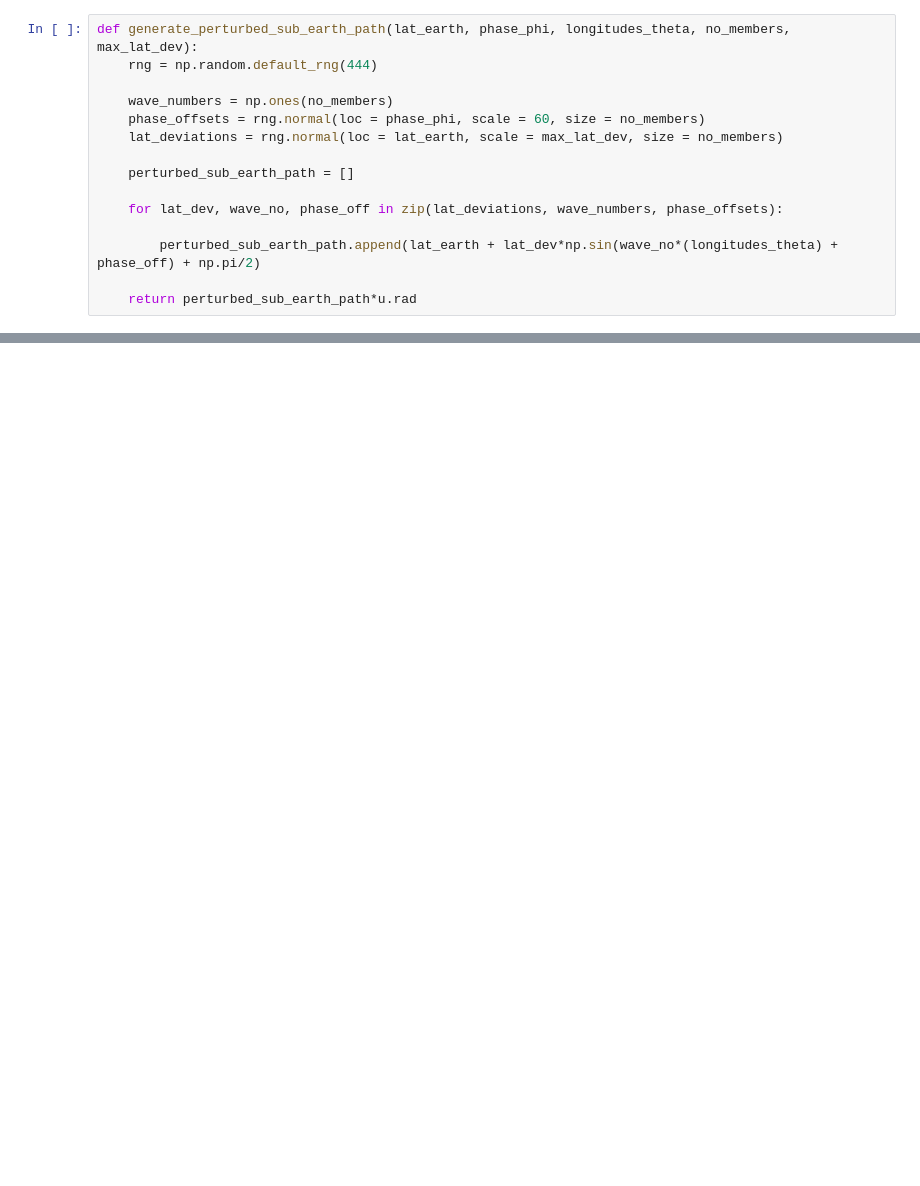
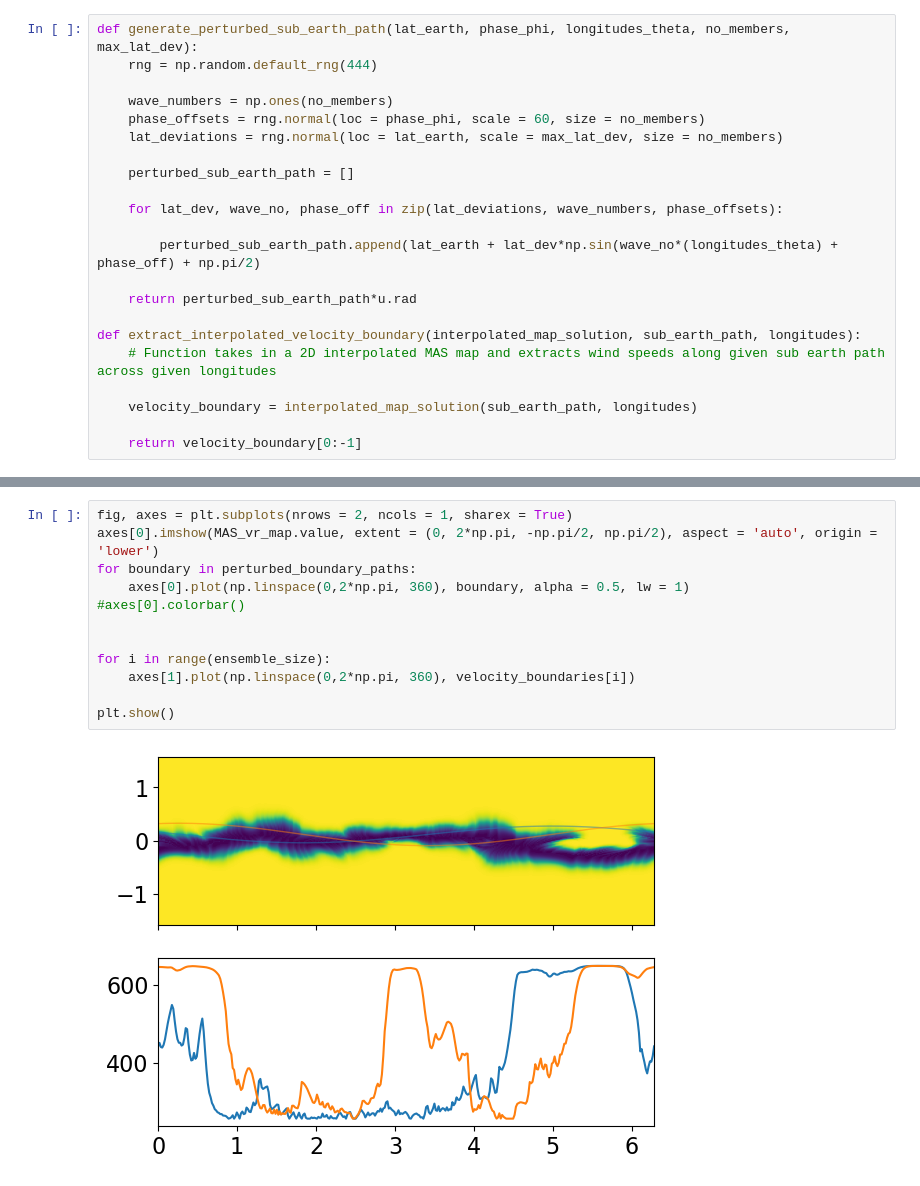
Before and after one commit to NathanielInatimi/Ensemble_Calibration, a Jupyter notebook: code/useful_plots_for_explaining_stuff.ipynb, the cells around one changed output, grey strips where cells are left out. Cells and saved outputs as stored; diff of their text form; blank space fills up the shorter version.

```diff
--- a/code/useful_plots_for_explaining_stuff.ipynb
+++ b/code/useful_plots_for_explaining_stuff.ipynb
@@ -69,3 +71,10 @@ def generate_perturbed_sub_earth_path(lat_earth, phase_phi, longitudes_theta, no
         perturbed_sub_earth_path.append(lat_earth + lat_dev*np.sin(wave_no*(longitudes_theta) + phase_off) + np.pi/2)
 
     return perturbed_sub_earth_path*u.rad
+
+def extract_interpolated_velocity_boundary(interpolated_map_solution, sub_earth_path, longitudes):
+    # Function takes in a 2D interpolated MAS map and extracts wind speeds along given sub earth path across given longitudes
+
+    velocity_boundary = interpolated_map_solution(sub_earth_path, longitudes)
+
+    return velocity_boundary[0:-1]
@@ -116,0 +413,14 @@ plt.show()
+# %%
+fig, axes = plt.subplots(nrows = 2, ncols = 1, sharex = True)
+axes[0].imshow(MAS_vr_map.value, extent = (0, 2*np.pi, -np.pi/2, np.pi/2), aspect = 'auto', origin = 'lower')
+for boundary in perturbed_boundary_paths:
+    axes[0].plot(np.linspace(0,2*np.pi, 360), boundary, alpha = 0.5, lw = 1)
+#axes[0].colorbar()
+
+
+for i in range(ensemble_size):
+    axes[1].plot(np.linspace(0,2*np.pi, 360), velocity_boundaries[i])
+
+plt.show()
+# %% [output]
+[figure, added]
```
Also changed, not shown: parts of 11 cells of this notebook, 8 other files.
